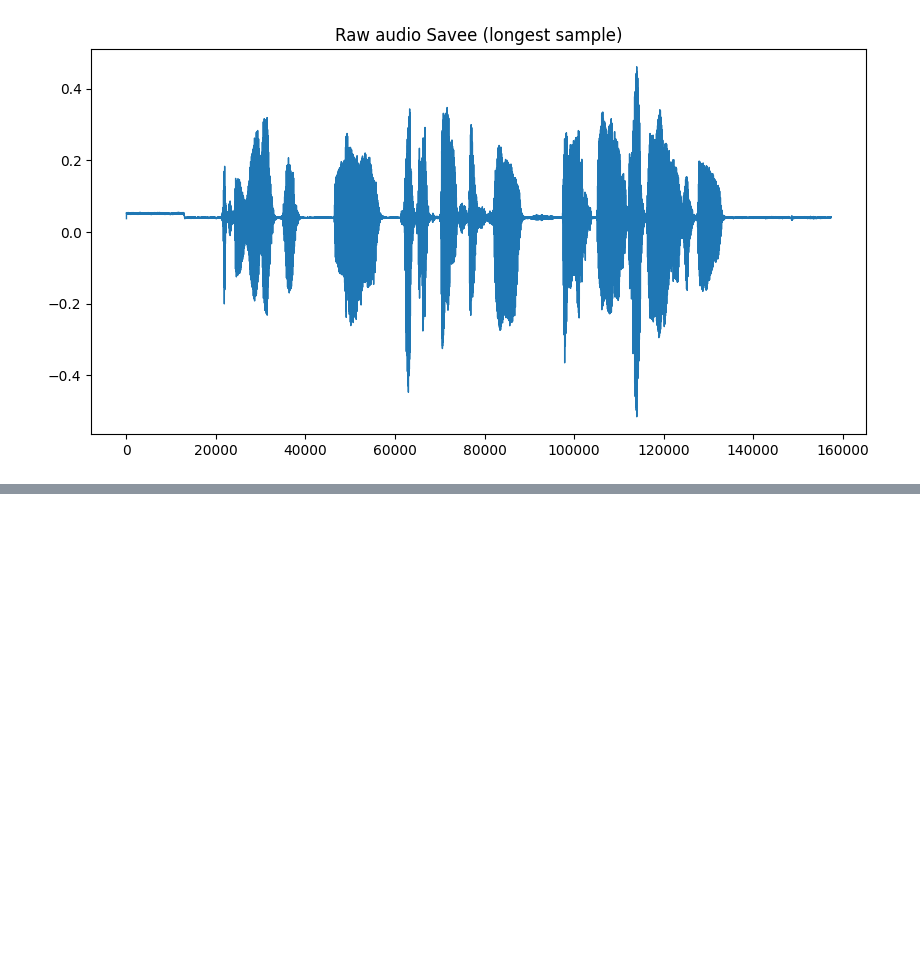
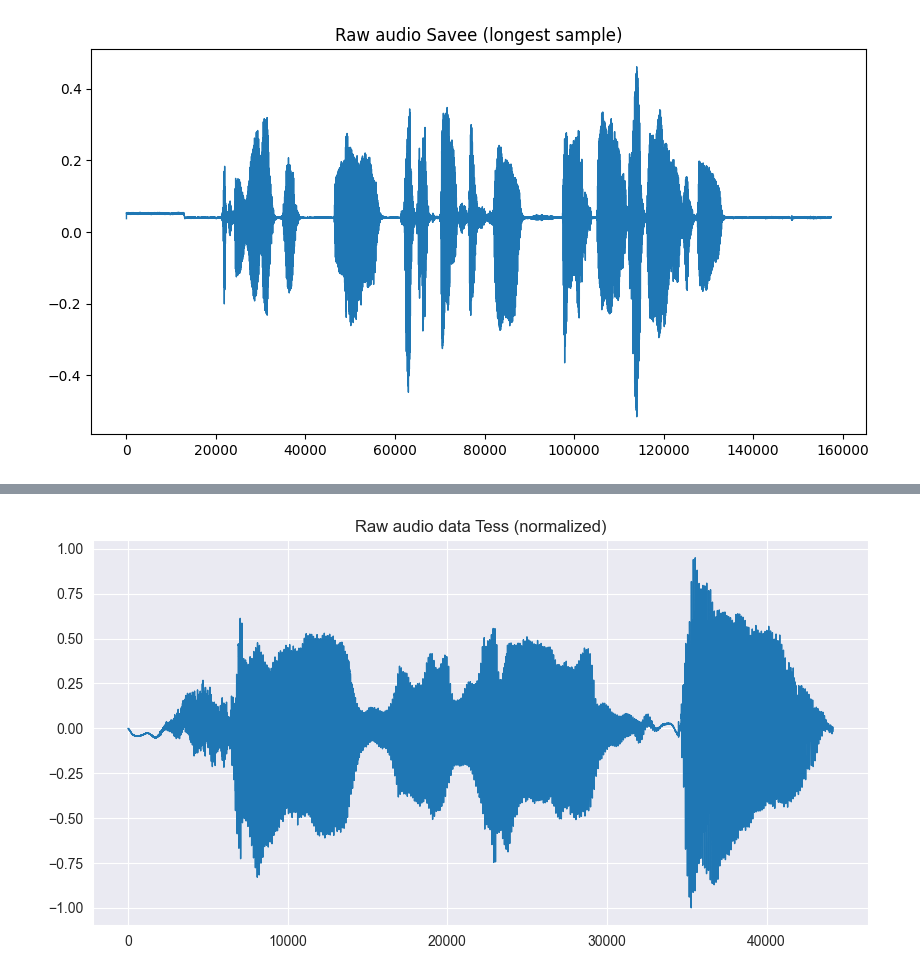
Before and after one commit to Dayfob/Emotion-Recognition-Application, a Jupyter notebook: preprocessing.ipynb, the cells around one changed output, grey strips where cells are left out. Drawn from its saved outputs; the diff is of its cells as text; code cells hidden in the pictures; blank space fills up the shorter version.

```diff
--- a/preprocessing.ipynb
+++ b/preprocessing.ipynb
@@ -242,0 +289,10 @@ Audio(y, rate=sr)
+# %%
+tess_directory_1 = os.listdir(Tess)[4]
+audio_1 = os.listdir(Tess + tess_directory_1)[1]
+
+y, sr = librosa.load(Tess + tess_directory_1 + '/' + audio_1)
+normalized_audio = librosa.util.normalize(y)
+
+pd.Series(normalized_audio).plot(figsize=(10, 5), lw=1,  title = 'Raw audio data Tess (normalized)')
+Audio(normalized_audio, rate=sr)
+# %% [output]
@@ -242,0 +300 @@ Audio(y, rate=sr)
+[figure, added]
```
Also changed, not shown: parts of 10 cells of this notebook.
